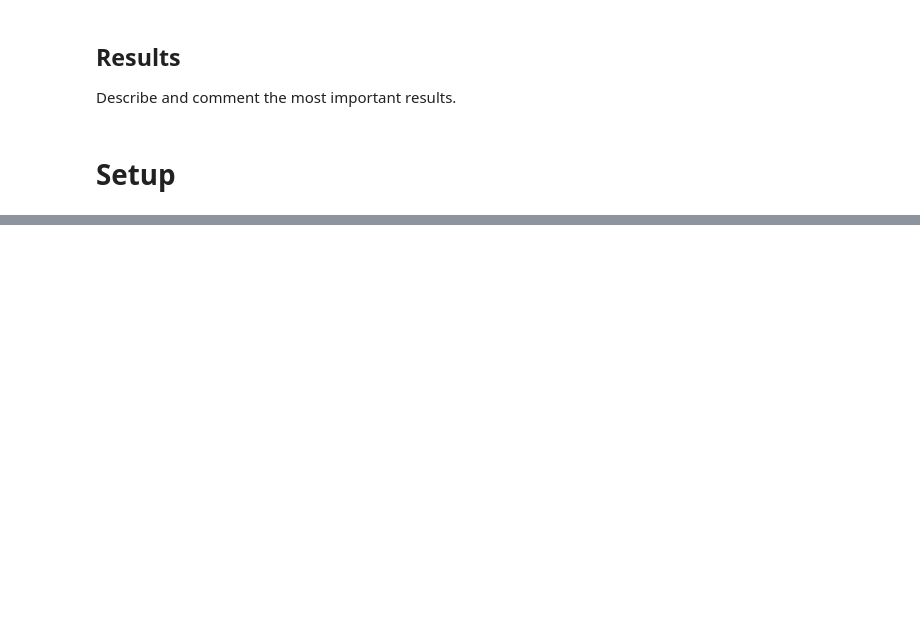
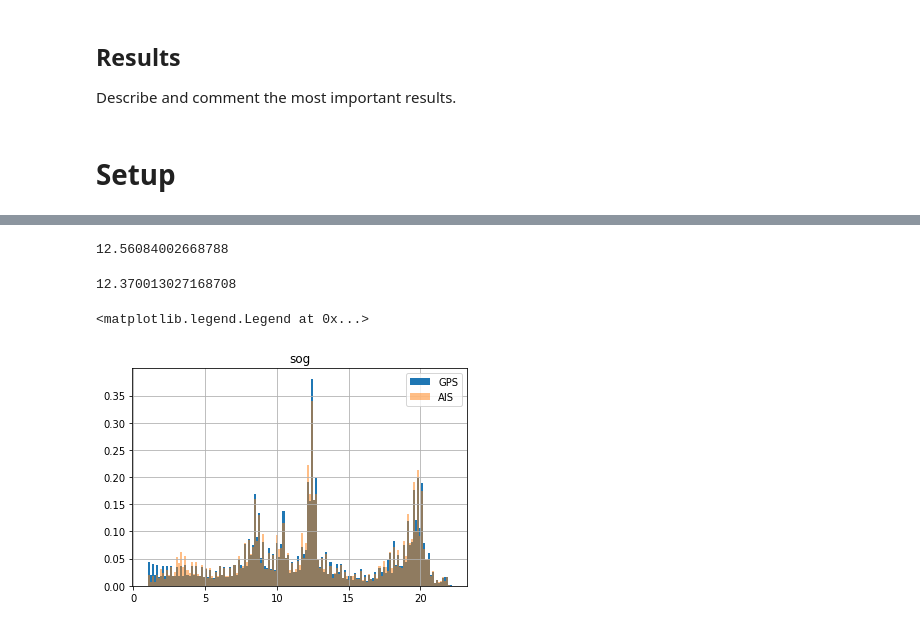
Before and after one commit to martinlarsalbert/ais_vs_gps_position, a Jupyter notebook: notebooks/02.01_analyze_time.ipynb, the cells around one changed output, grey strips where cells are left out. Cells and saved outputs as stored; diff of their text form; code cells hidden in the pictures; blank space fills up the shorter version.

```diff
--- a/notebooks/02.01_analyze_time.ipynb
+++ b/notebooks/02.01_analyze_time.ipynb
@@ -41,5 +46,5 @@ sog_min = 1
 # %%
-sql = f"""select *
+sql = f"""select *, st_length(segment::geography)
 from segments_sjfv_2020
 where sog>={sog_min}
 and mmsi={265520390}
@@ -47,6 +52,9 @@ and date2 < '{date2}'
 and date1 > '{date1}' """
 
 df_ais = gpd.GeoDataFrame.from_postgis(sql, db.conn, geom_col='segment', index_col='date1')
+
+df_ais['segment_time'] = pd.TimedeltaIndex(df_ais['date2']-df_ais.index).total_seconds()
+
 df_ais.sort_index(inplace=True)
 assert df_ais.index.is_unique
 # %%
@@ -58,4 +86,0 @@ df_ais.plot()
-# %%
-s = df_ais.iloc[0]
-segment = s['segment']
-segment.coords[0]
@@ -168,0 +288,19 @@ df_ais_pos.describe()
+# %%
+np.average(df_ais['sog'], weights=df_ais['segment_time'])
+# %% [output]
+12.56084002668788
+# %%
+np.average(df_ais_pos['sog'], weights=df_ais_pos['segment_time'])
+# %% [output]
+12.370013027168708
+# %%
+bins=np.linspace(df_gps['sog'].min(), df_gps['sog'].max(), 150)
+
+fig,ax=plt.subplots()
+
+df_gps.hist(column='sog', bins=bins, density=True, ax=ax, label='GPS');
+df_ais_pos.hist(column='sog', weights=df_ais_pos['segment_time'], bins=bins, density=True, ax=ax, alpha=0.5, label='AIS')
+ax.legend()
+# %% [output]
+<matplotlib.legend.Legend at 0x...>
+[figure, added]
```
Also changed, not shown: parts of 29 cells of this notebook, 3 other files.
